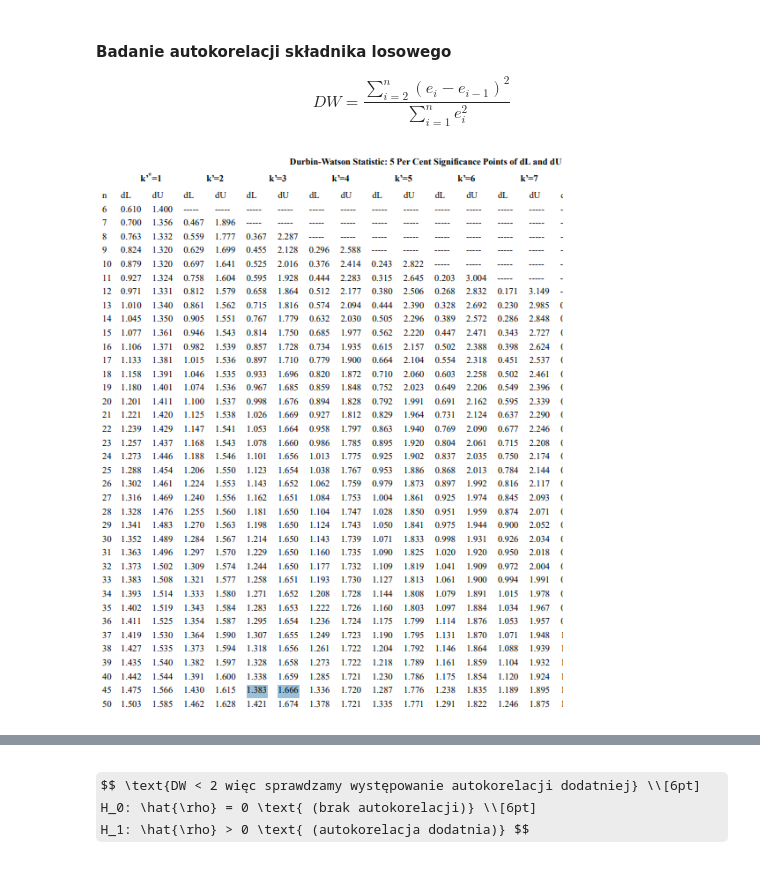
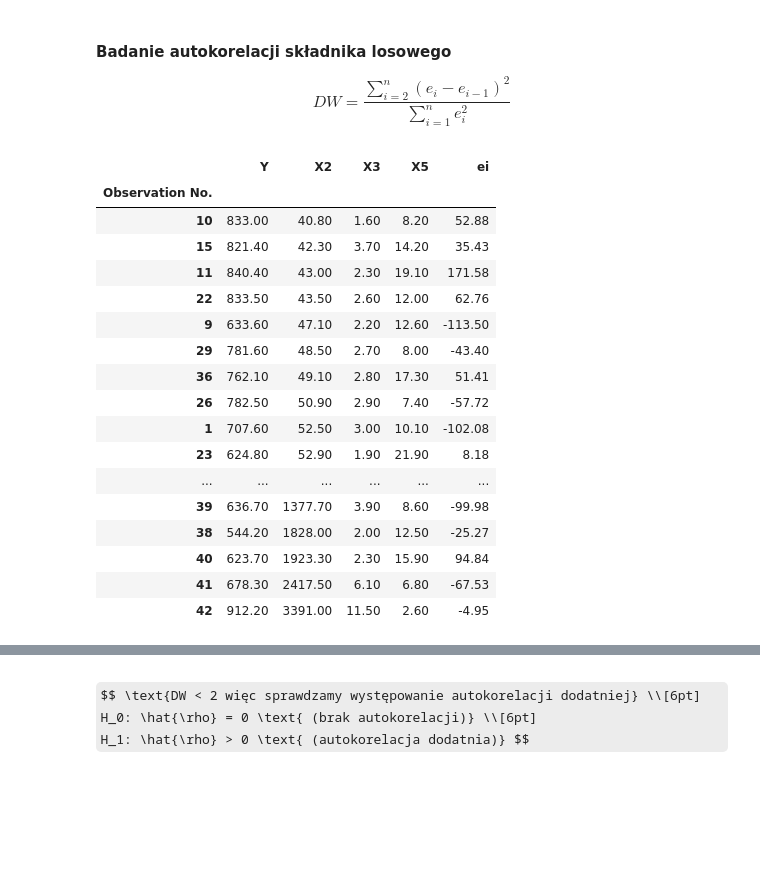
Before and after one commit to Radoslaw-Polak/project_econometry, a Jupyter notebook: projekt.ipynb, the cells around one changed output, grey strips where cells are left out. Saved outputs shown, nothing was run; the diff lists cells and outputs as text; code cells hidden in the pictures; some formulas as TeX source; blank space fills up the shorter version.

```diff
--- a/projekt.ipynb
+++ b/projekt.ipynb
@@ -630,5 +697,28 @@ $$ \text{p-value > 0.05 więc brak podstaw do odrzucenia } H_0 \text{ => Składn
 # %% [markdown]
 #### Badanie autokorelacji składnika losowego
 $$ DW = \frac{\sum_{i=2}^{n}(e_i - e_{i-1})^2}{\sum_{i=1}^{n} e_i^2} $$
-# %% [markdown]
-![image.png](attachment:image.png)
+# %%
+# sorting residuals by one of the explanatory variable to simulate ordered sequence of observations
+residuals_sorted_v1 = energy_cons_final_v1.copy()
+residuals_sorted_v1['ei'] = final_model_v1.resid
+residuals_sorted_v1 = residuals_sorted_v1.sort_values(by='X2')
+residuals_sorted_v1
+# %% [output]
+|  | Y | X2 | X3 | X5 | ei |
+| Observation No. |  |  |  |  |  |
+| 10 | 833.00 | 40.80 | 1.60 | 8.20 | 52.88 |
+| 15 | 821.40 | 42.30 | 3.70 | 14.20 | 35.43 |
+| 11 | 840.40 | 43.00 | 2.30 | 19.10 | 171.58 |
+| 22 | 833.50 | 43.50 | 2.60 | 12.00 | 62.76 |
+| 9 | 633.60 | 47.10 | 2.20 | 12.60 | -113.50 |
+| 29 | 781.60 | 48.50 | 2.70 | 8.00 | -43.40 |
+| 36 | 762.10 | 49.10 | 2.80 | 17.30 | 51.41 |
+| 26 | 782.50 | 50.90 | 2.90 | 7.40 | -57.72 |
+| 1 | 707.60 | 52.50 | 3.00 | 10.10 | -102.08 |
+| 23 | 624.80 | 52.90 | 1.90 | 21.90 | 8.18 |
+| ... | ... | ... | ... | ... | ... |
+| 39 | 636.70 | 1377.70 | 3.90 | 8.60 | -99.98 |
+| 38 | 544.20 | 1828.00 | 2.00 | 12.50 | -25.27 |
+| 40 | 623.70 | 1923.30 | 2.30 | 15.90 | 94.84 |
+| 41 | 678.30 | 2417.50 | 6.10 | 6.80 | -67.53 |
+| 42 | 912.20 | 3391.00 | 11.50 | 2.60 | -4.95 |
```
Also changed, not shown: parts of 40 cells of this notebook, 1 other file.
